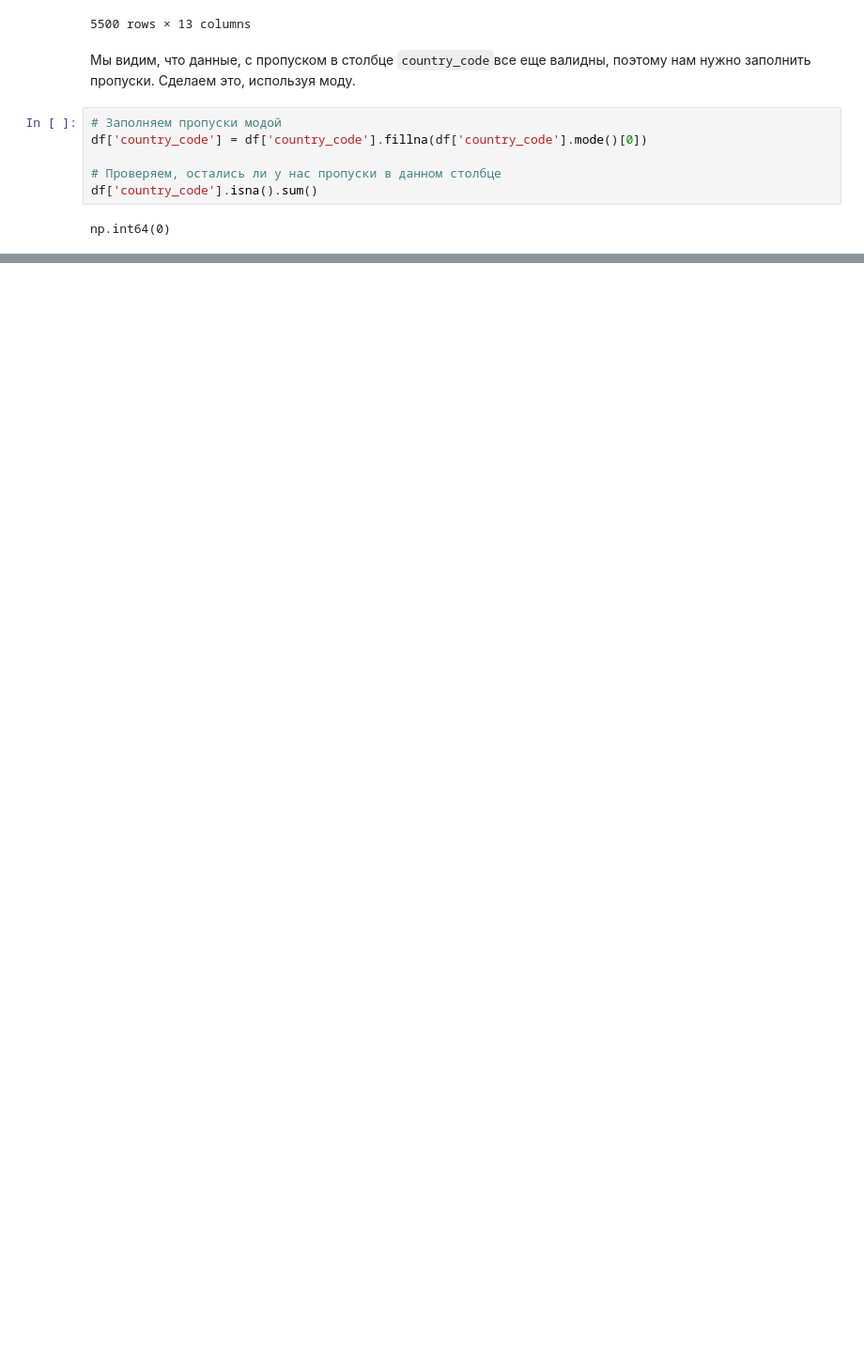
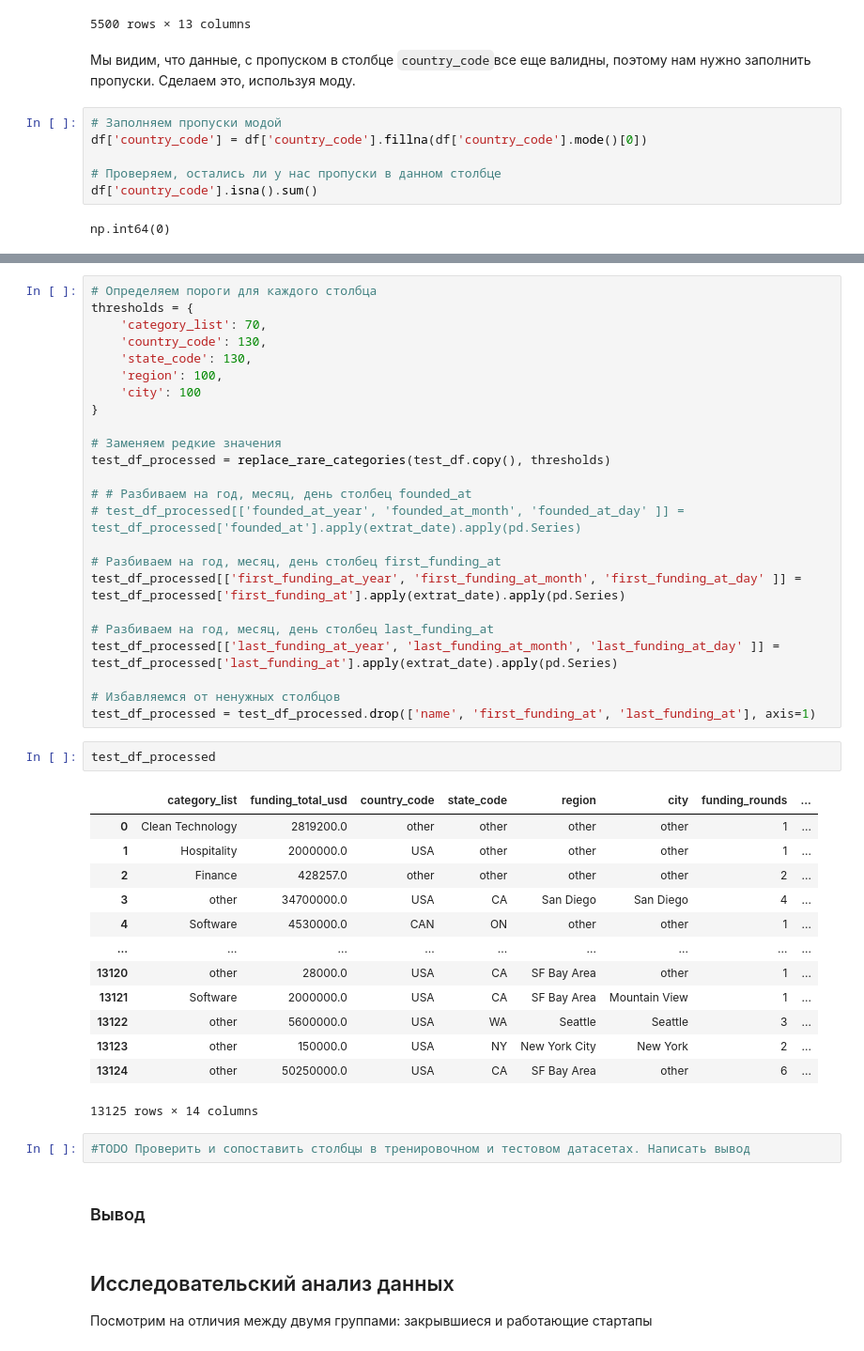
Before and after one commit to Moncervers/startup_closure_prediction, a Jupyter notebook: startup_close_prediction.ipynb, the cells around one changed output, grey strips where cells are left out. Shown at 94% size. Cells and saved outputs as stored; diff of their text form; blank space fills up the shorter version.

```diff
--- a/startup_close_prediction.ipynb
+++ b/startup_close_prediction.ipynb
@@ -306,0 +617,48 @@ np.int64(0)
+# %%
+# Определяем пороги для каждого столбца
+thresholds = {
+    'category_list': 70,
+    'country_code': 130,
+    'state_code': 130,
+    'region': 100,
+    'city': 100
+}
+
+# Заменяем редкие значения
+test_df_processed = replace_rare_categories(test_df.copy(), thresholds)
+
+# # Разбиваем на год, месяц, день столбец founded_at
+# test_df_processed[['founded_at_year', 'founded_at_month', 'founded_at_day' ]] = test_df_processed['founded_at'].apply(extrat_date).apply(pd.Series)
+
+# Разбиваем на год, месяц, день столбец first_funding_at
+test_df_processed[['first_funding_at_year', 'first_funding_at_month', 'first_funding_at_day' ]] = test_df_processed['first_funding_at'].apply(extrat_date).apply(pd.Series)
+
+# Разбиваем на год, месяц, день столбец last_funding_at
+test_df_processed[['last_funding_at_year', 'last_funding_at_month', 'last_funding_at_day' ]] = test_df_processed['last_funding_at'].apply(extrat_date).apply(pd.Series)
+
+# Избавляемся от ненужных столбцов
+test_df_processed = test_df_processed.drop(['name', 'first_funding_at', 'last_funding_at'], axis=1)
+# %%
+test_df_processed
+# %% [output]
+|  | category_list | funding_total_usd | country_code | state_code | region | city | funding_rounds | ... |
+| 0 | Clean Technology | 2819200.0 | other | other | other | other | 1 | ... |
+| 1 | Hospitality | 2000000.0 | USA | other | other | other | 1 | ... |
+| 2 | Finance | 428257.0 | other | other | other | other | 2 | ... |
+| 3 | other | 34700000.0 | USA | CA | San Diego | San Diego | 4 | ... |
+| 4 | Software | 4530000.0 | CAN | ON | other | other | 1 | ... |
+| ... | ... | ... | ... | ... | ... | ... | ... | ... |
+| 13120 | other | 28000.0 | USA | CA | SF Bay Area | other | 1 | ... |
+| 13121 | Software | 2000000.0 | USA | CA | SF Bay Area | Mountain View | 1 | ... |
+| 13122 | other | 5600000.0 | USA | WA | Seattle | Seattle | 3 | ... |
+| 13123 | other | 150000.0 | USA | NY | New York City | New York | 2 | ... |
+| 13124 | other | 50250000.0 | USA | CA | SF Bay Area | other | 6 | ... |
+13125 rows × 14 columns
+# %%
+#TODO Проверить и сопоставить столбцы в тренировочном и тестовом датасетах. Написать вывод
+# %% [markdown]
+### Вывод
+# %% [markdown]
+## Исследовательский анализ данных
+
+Посмотрим на отличия между двумя группами: закрывшиеся и работающие стартапы
```
Also changed, not shown: parts of 26 cells of this notebook.
